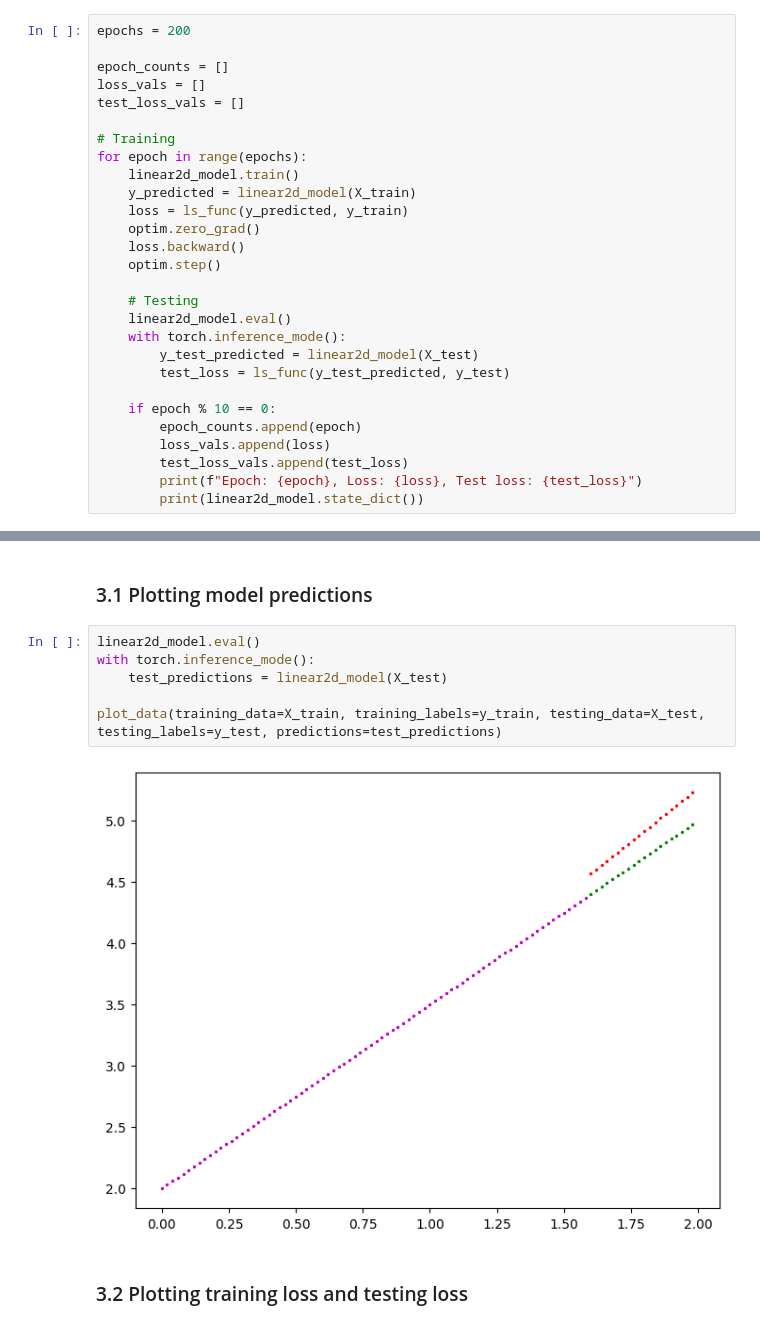
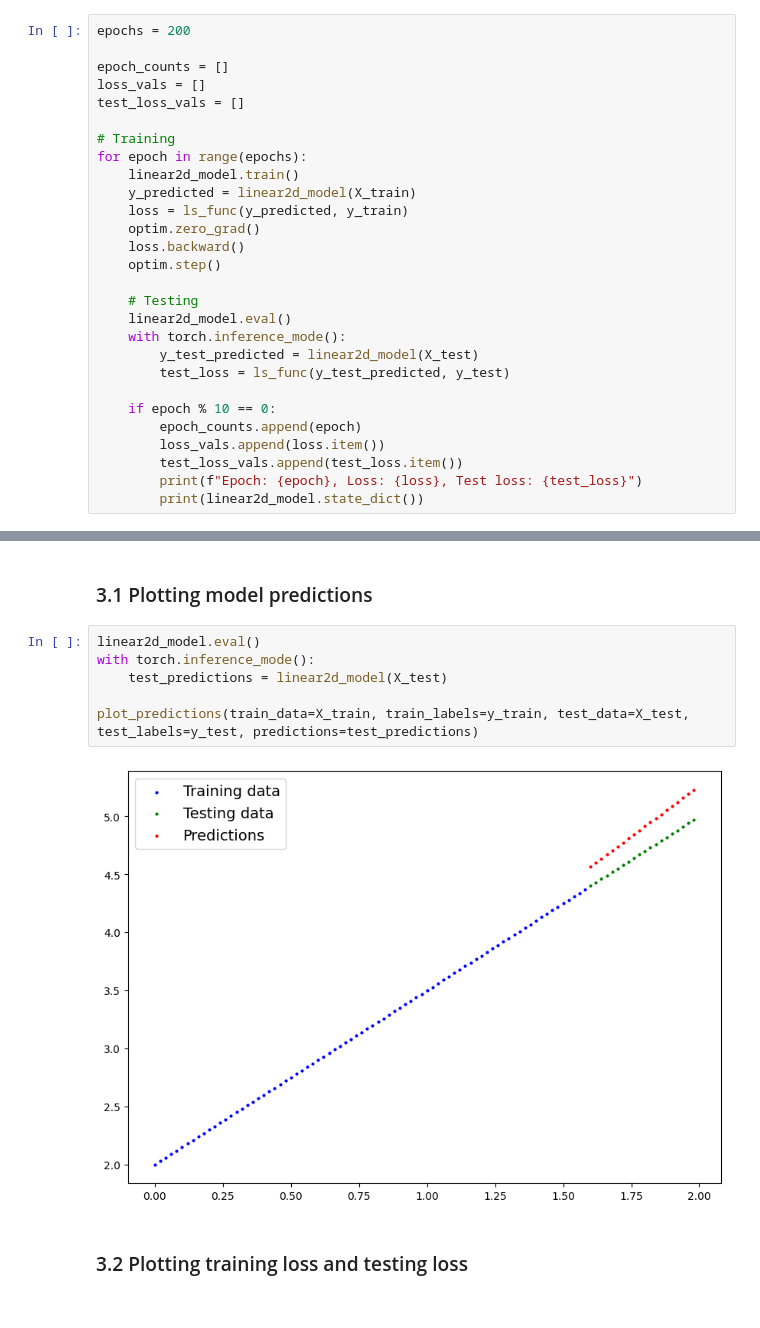
Before and after one commit to prroud/AI_learning_journey, a Jupyter notebook: The Art of ML/01_how_neural_network_learns_linear_function.ipynb, the cells around one changed output, grey strips where cells are left out. Saved outputs shown, nothing was run; the diff lists cells and outputs as text.

```diff
--- a/The Art of ML/01_how_neural_network_learns_linear_function.ipynb
+++ b/The Art of ML/01_how_neural_network_learns_linear_function.ipynb
@@ -154,8 +152,8 @@ for epoch in range(epochs):
 
     if epoch % 10 == 0:
         epoch_counts.append(epoch)
-        loss_vals.append(loss)
-        test_loss_vals.append(test_loss)
+        loss_vals.append(loss.item())
+        test_loss_vals.append(test_loss.item())
         print(f"Epoch: {epoch}, Loss: {loss}, Test loss: {test_loss}")
         print(linear2d_model.state_dict())
 # %% [output]
@@ -183,10 +181,10 @@ OrderedDict({'weight': tensor([1.7467]), 'bias': tensor([1.7742])})
 # %%
 linear2d_model.eval()
 with torch.inference_mode():
     test_predictions = linear2d_model(X_test)
 
-plot_data(training_data=X_train, training_labels=y_train, testing_data=X_test, testing_labels=y_test, predictions=test_predictions)
+plot_predictions(train_data=X_train, train_labels=y_train, test_data=X_test, test_labels=y_test, predictions=test_predictions)
 # %% [output]
-[figure, old version]
+[figure, new version]
 # %% [markdown]
 ### 3.2 Plotting training loss and testing loss
```
Also changed, not shown: parts of 6 cells of this notebook.
